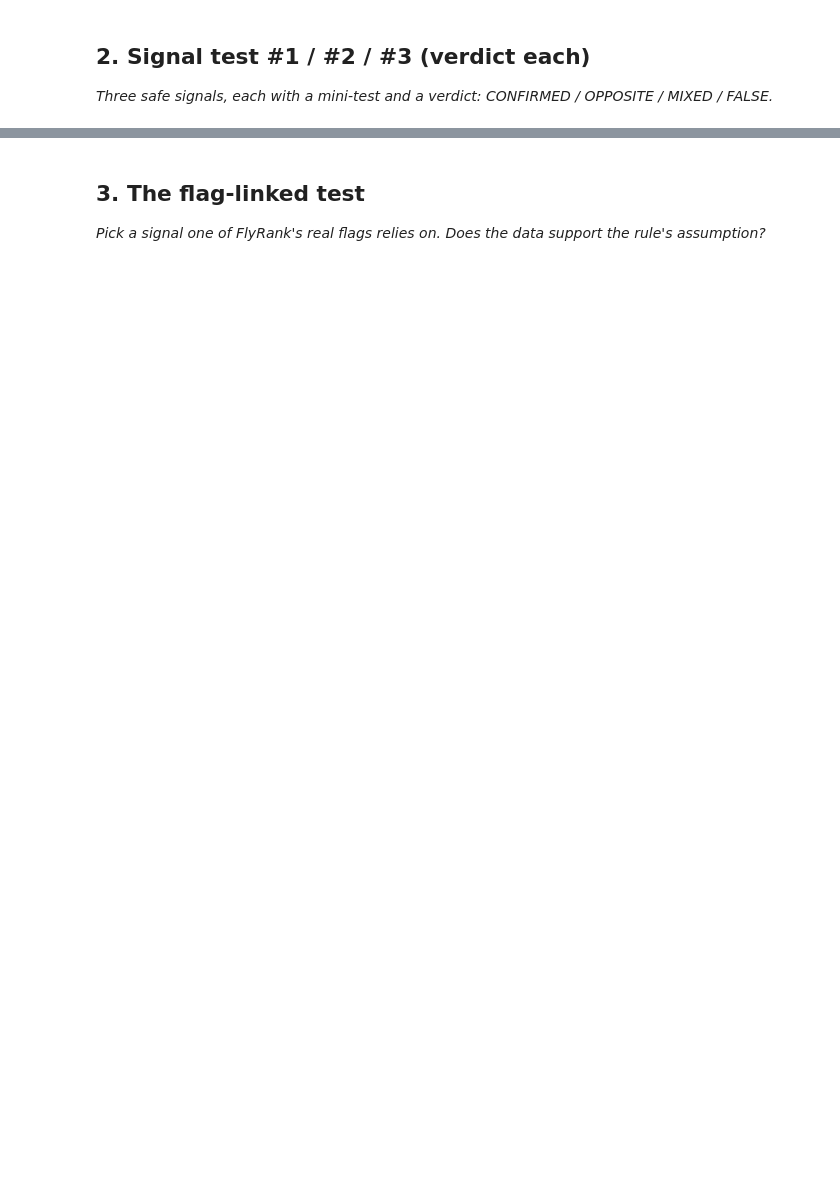
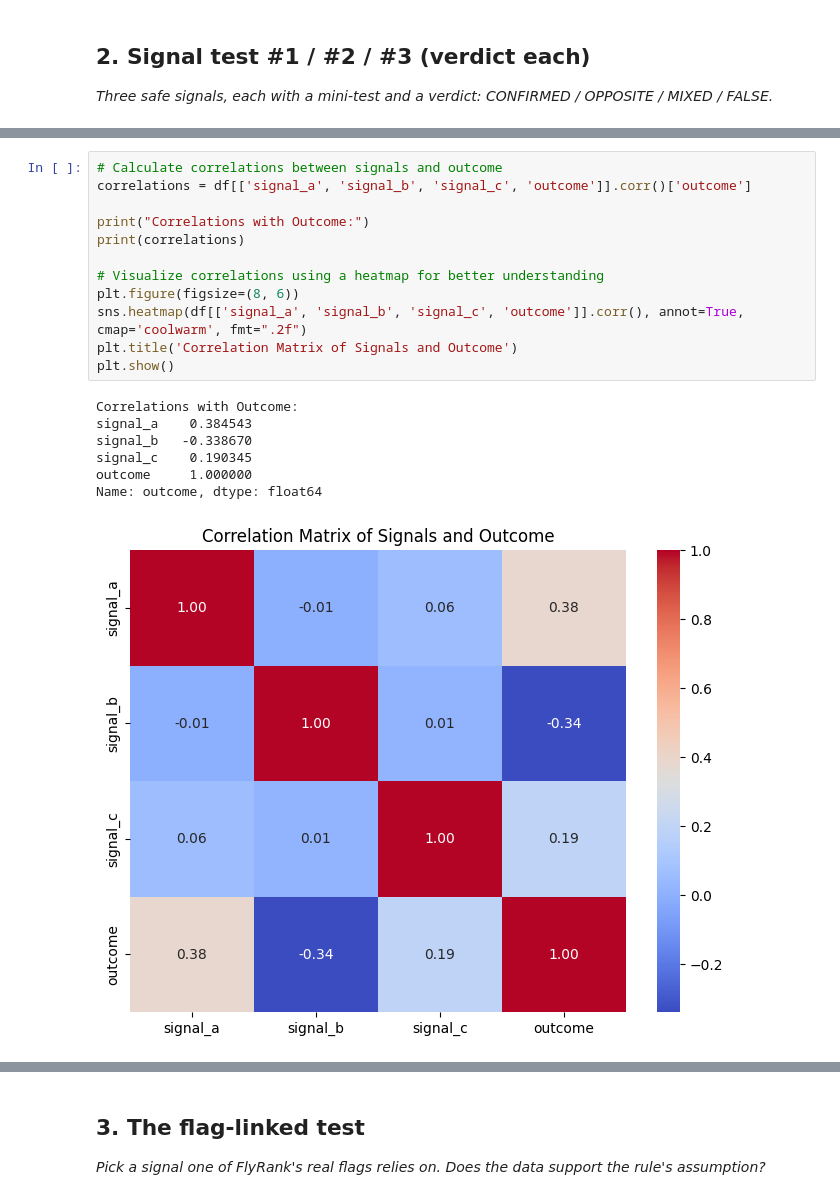
Before and after one commit to ayush0121n/flyrank-ml-assignment, a Jupyter notebook: work/notebooks/w04_signal_audit.ipynb, the cells around one changed output, grey strips where cells are left out. Drawn from its saved outputs; the diff is of its cells as text; blank space fills up the shorter version.

```diff
--- a/work/notebooks/w04_signal_audit.ipynb
+++ b/work/notebooks/w04_signal_audit.ipynb
@@ -22,0 +125,20 @@ This skeleton is yours to fill. Work the sections **in order** — each one has
+# %%
+# Calculate correlations between signals and outcome
+correlations = df[['signal_a', 'signal_b', 'signal_c', 'outcome']].corr()['outcome']
+
+print("Correlations with Outcome:")
+print(correlations)
+
+# Visualize correlations using a heatmap for better understanding
+plt.figure(figsize=(8, 6))
+sns.heatmap(df[['signal_a', 'signal_b', 'signal_c', 'outcome']].corr(), annot=True, cmap='coolwarm', fmt=".2f")
+plt.title('Correlation Matrix of Signals and Outcome')
+plt.show()
+# %% [output]
+Correlations with Outcome:
+signal_a    0.384543
+signal_b   -0.338670
+signal_c    0.190345
+outcome     1.000000
+Name: outcome, dtype: float64
+[figure, added]
```
Also changed, not shown: parts of 15 cells of this notebook.
